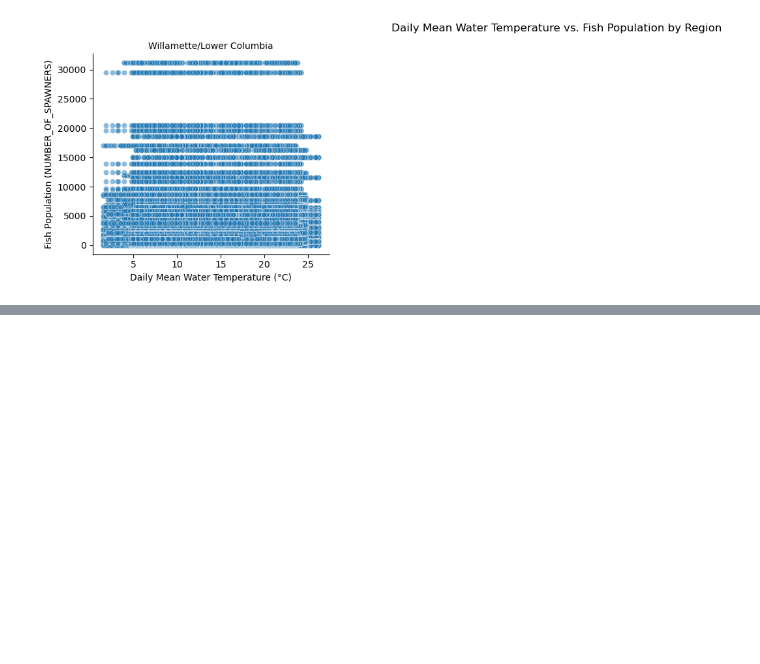
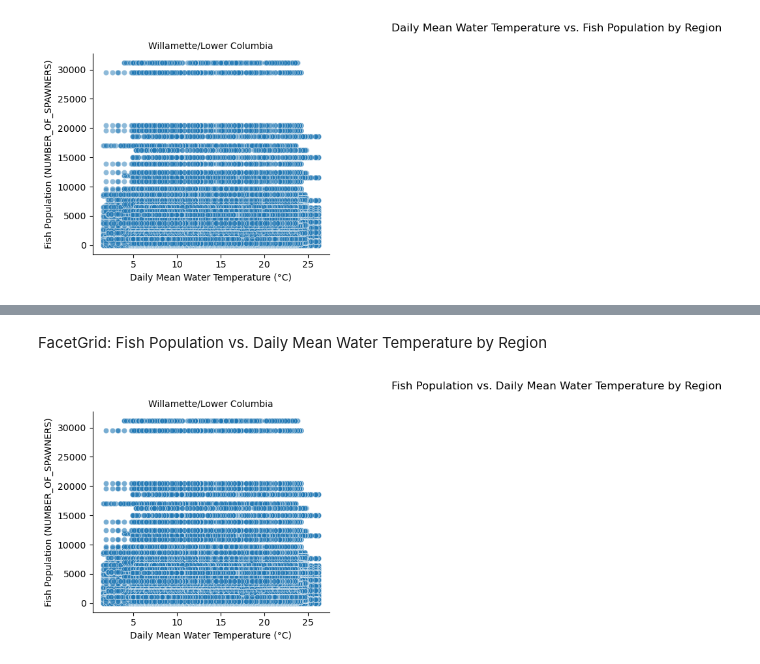
Before and after one commit to jackthomas1430/Project_3_Fish, a Jupyter notebook: fish-notebook.ipynb, the cells around one changed output, grey strips where cells are left out. Drawn from its saved outputs; the diff is of its cells as text; code cells hidden in the pictures; blank space fills up the shorter version.

```diff
--- a/fish-notebook.ipynb
+++ b/fish-notebook.ipynb
@@ -200,0 +224,17 @@ plt.show()
+# %% [markdown]
+FacetGrid: Fish Population vs. Daily Mean Water Temperature by Region
+# %%
+# Create a FacetGrid with Region as the facet
+g = sns.FacetGrid(merged_data, col="REGION", col_wrap=4, height=4)
+
+# Map the scatter plot to each subplot
+g.map(sns.scatterplot, "DAILY_MEAN_WATER_TEMP", "NUMBER_OF_SPAWNERS", alpha=0.6)
+
+# Set axis labels and adjust titles
+g.set_axis_labels("Daily Mean Water Temperature (°C)", "Fish Population (NUMBER_OF_SPAWNERS)")
+g.set_titles("{col_name}")
+g.fig.suptitle('Fish Population vs. Daily Mean Water Temperature by Region', y=1.03)
+
+plt.show()
+# %% [output]
+[figure, added]
```
Also changed, not shown: parts of 11 cells of this notebook.
